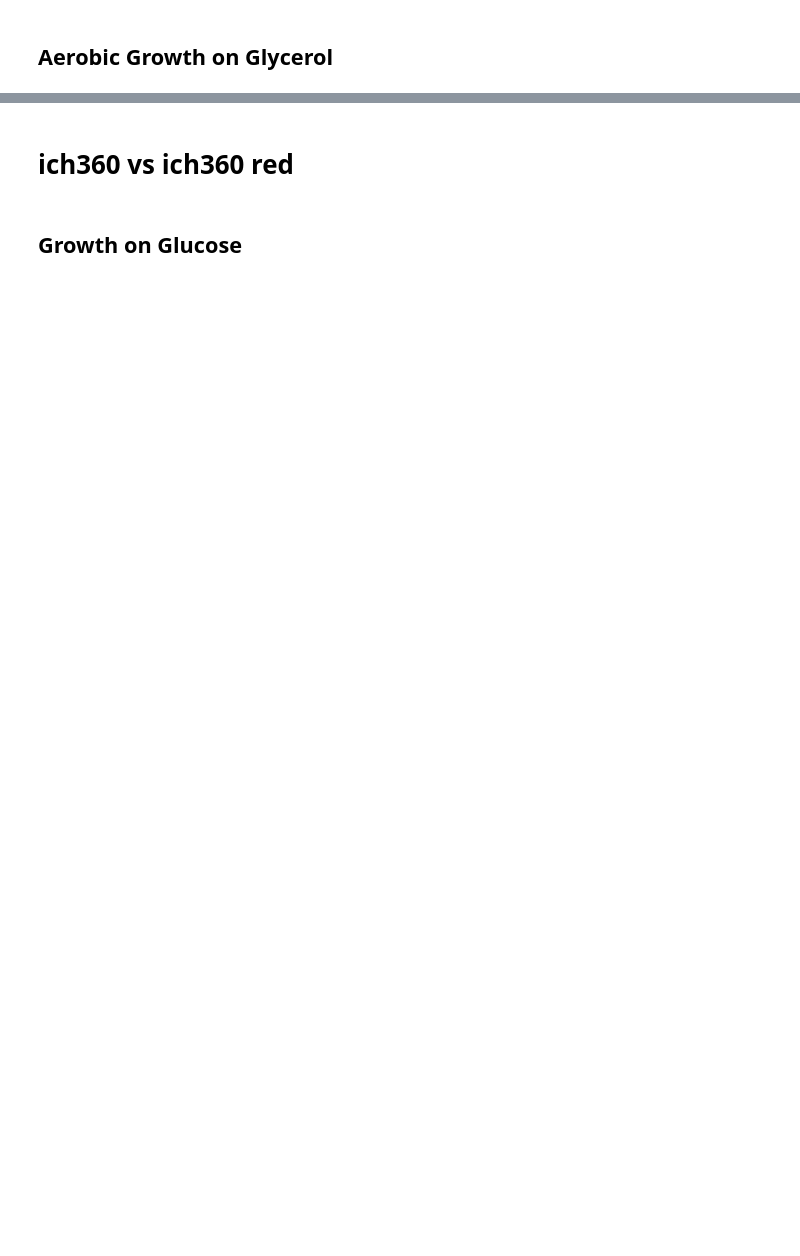
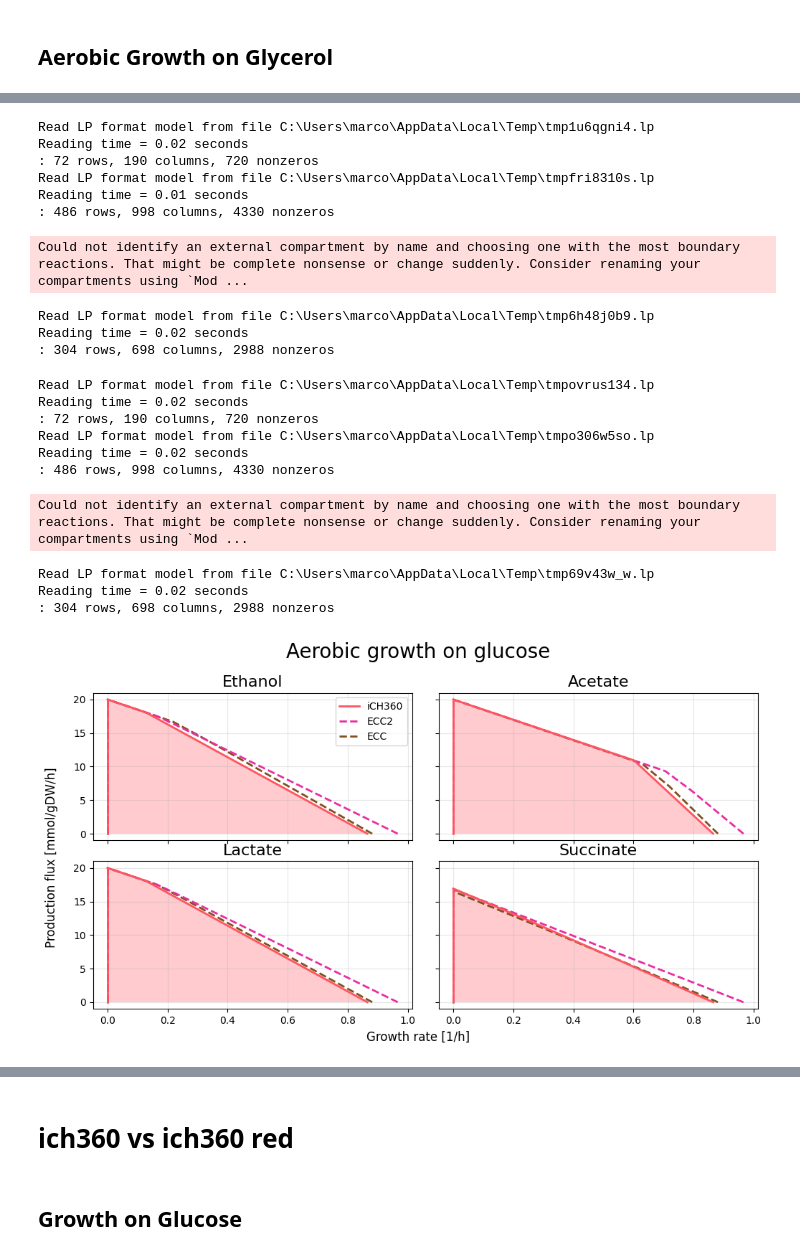
Before and after one commit to marco-corrao/iCH360_paper, a Jupyter notebook: Manuscript_Figures/notebooks/Production_envelope_analysis.ipynb, the cells around one changed output, grey strips where cells are left out. Cells and saved outputs as stored; diff of their text form; code cells hidden in the pictures; blank space fills up the shorter version.

Commit message:
additional production enevelopes comparisons

```diff
--- a/Manuscript_Figures/notebooks/Production_envelope_analysis.ipynb
+++ b/Manuscript_Figures/notebooks/Production_envelope_analysis.ipynb
@@ -23,3 +25,5 @@ iml1515=cobra.io.read_sbml_model('../data/metabolic_models/iML1515/iML1515.xml')
 ich360.reactions.EX_glc__D_e.lower_bound=0.
 ich360_red.reactions.EX_glc__D_e.lower_bound=0.
 iml1515.reactions.EX_glc__D_e.lower_bound=0.
+ecc.reactions.EX_glc__D_e.lower_bound=0.
+ecc2.reactions.EX_glc__D_e.lower_bound=0.
@@ -195,0 +295,57 @@ The PostScript backend does not support transparency; partially transparent arti
+# %%
+carbon_source='glc__D'
+products=['EX_etoh_e','EX_ac_e','EX_lac__D_e','EX_succ_e']
+product_names=['Ethanol','Acetate','Lactate','Succinate']
+fig,ax=plt.subplots(int(np.ceil(len(products)/2)),2,figsize=(10,5),sharex=True,sharey=True)
+plt.tight_layout()
+
+for k,product in tqdm.tqdm(enumerate(products)):
+    coords=np.unravel_index(k,ax.shape)
+    #=======
+
+    #ECC
+    fba_utils.plot_envelope(wt_model=ecc,
+                        knockouts=[],
+                        carbon_sources=[carbon_source],
+                        target_reaction=product,
+                        ax=ax[coords],
+                        label='ECC',
+                        color=ecc_color,
+                        ls='--',
+                        fill=False)
+    #ECC2
+    fba_utils.plot_envelope(wt_model=ecc2,
+                        knockouts=[],
+                        carbon_sources=[carbon_source],
+                        target_reaction=product,
+                        ax=ax[coords],
+                        label='ECC2',
+                        color=ecc2_color,
+                        ls='--',
+                        fill=False)
+        #iCH360 ======
+    #aerobic
+    fba_utils.plot_envelope(wt_model=ich360,
+                        knockouts=[],
+                        carbon_sources=[carbon_source],
+                        target_reaction=product,
+                        ax=ax[coords],
+                        label='iCH360',
+                        color=aerobic_color)
+    ax[coords].set_title(f'{product_names[k]}',fontsize=16)
+    ax[coords].grid(alpha=grid_alpha)
+
+ax[0,0].legend(reverse=True)
+ax[0,0].grid(alpha=grid_alpha)
+ax[0,1].grid(alpha=grid_alpha)
+ax[1,0].grid(alpha=grid_alpha)
+ax[1,1].grid(alpha=grid_alpha)
+fig.suptitle("Aerobic growth on glucose",fontsize=20,y=1.1)
+fig.supxlabel('Growth rate [1/h]',y=-0.02)
+fig.supylabel('Production flux [mmol/gDW/h]',x=-0.02)
+
+for extension in ['pdf','svg']:
+    fig.savefig(f'../figures/ich360_vs_ecc_ecc2__ppp_glucose_aerobic.{extension}',
+                bbox_inches='tight',
+                )
+# %% [output]
@@ -195,0 +372,21 @@ The PostScript backend does not support transparency; partially transparent arti
+Read LP format model from file C:\Users\marco\AppData\Local\Temp\tmp1u6qgni4.lp
+Reading time = 0.02 seconds
+: 72 rows, 190 columns, 720 nonzeros
+Read LP format model from file C:\Users\marco\AppData\Local\Temp\tmpfri8310s.lp
+Reading time = 0.01 seconds
+: 486 rows, 998 columns, 4330 nonzeros
+Could not identify an external compartment by name and choosing one with the most boundary reactions. That might be complete nonsense or change suddenly. Consider renaming your compartments using `Mod ...
+Read LP format model from file C:\Users\marco\AppData\Local\Temp\tmp6h48j0b9.lp
+Reading time = 0.02 seconds
+: 304 rows, 698 columns, 2988 nonzeros
+Read LP format model from file C:\Users\marco\AppData\Local\Temp\tmpovrus134.lp
+Reading time = 0.02 seconds
+: 72 rows, 190 columns, 720 nonzeros
+Read LP format model from file C:\Users\marco\AppData\Local\Temp\tmpo306w5so.lp
+Reading time = 0.02 seconds
+: 486 rows, 998 columns, 4330 nonzeros
+Could not identify an external compartment by name and choosing one with the most boundary reactions. That might be complete nonsense or change suddenly. Consider renaming your compartments using `Mod ...
+Read LP format model from file C:\Users\marco\AppData\Local\Temp\tmp69v43w_w.lp
+Reading time = 0.02 seconds
+: 304 rows, 698 columns, 2988 nonzeros
+[figure, added]
```
Also changed, not shown: parts of 16 cells of this notebook.
